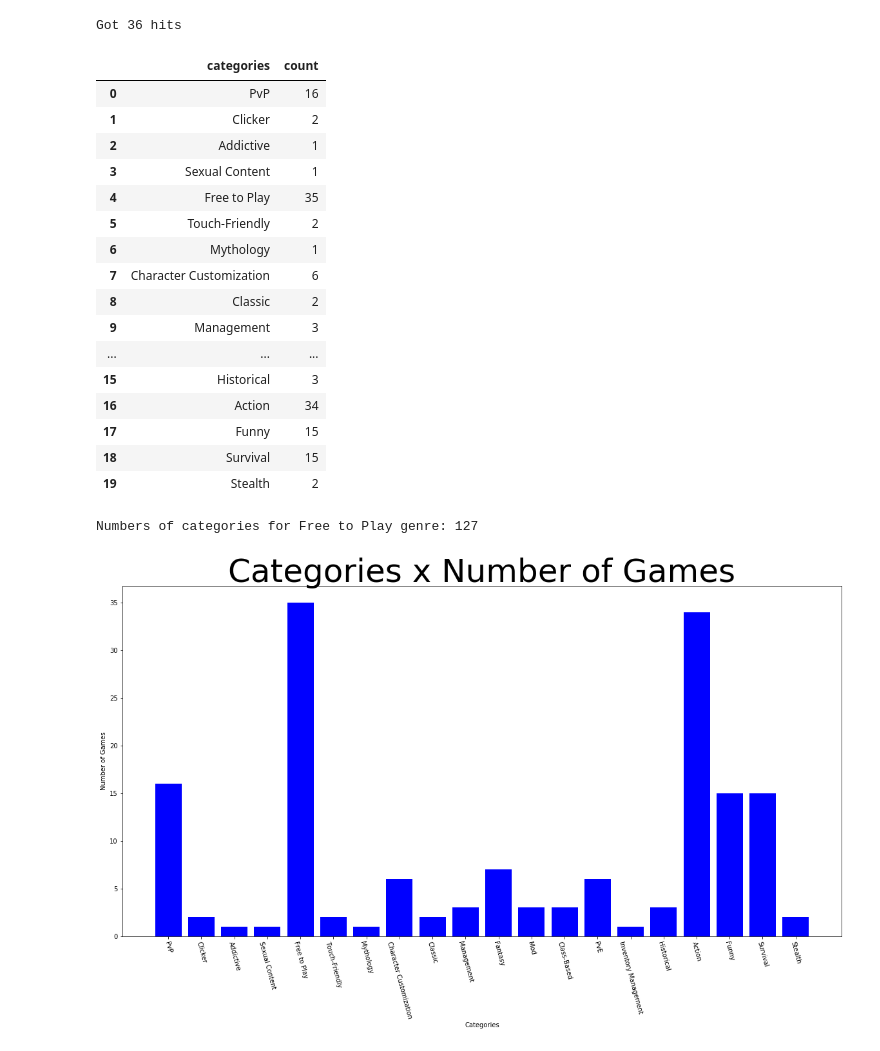
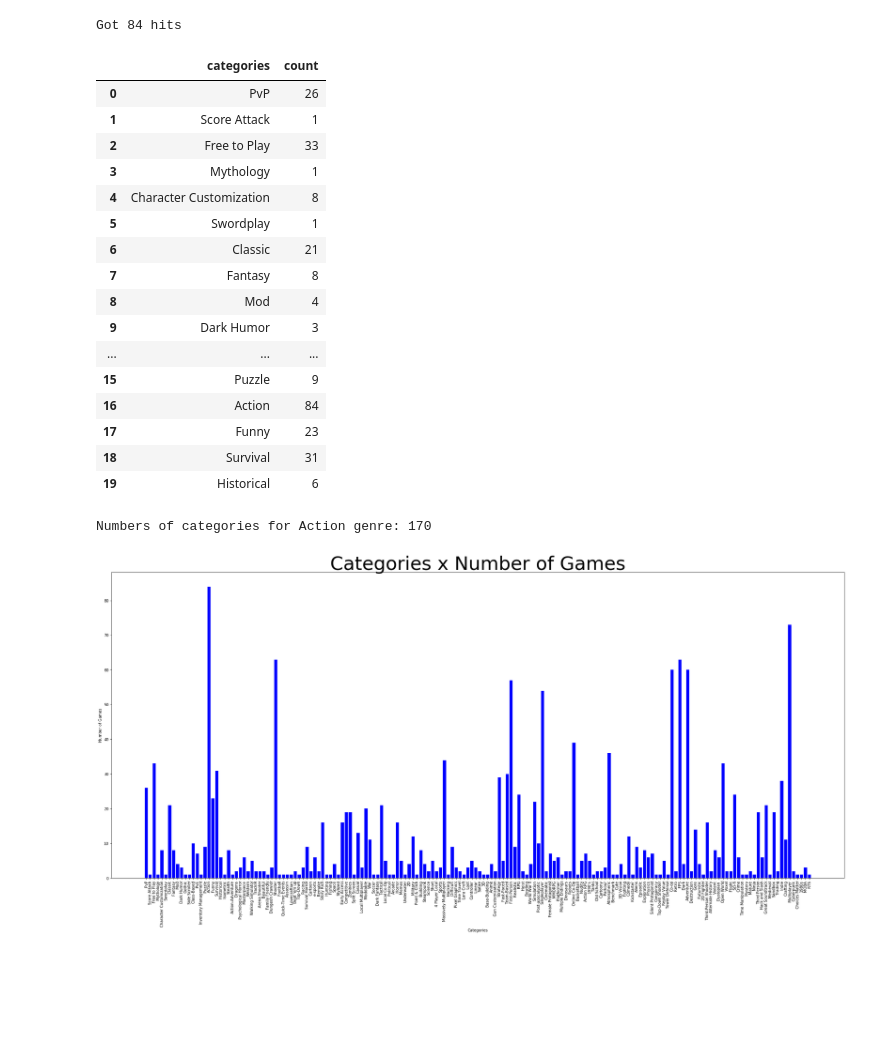
Before and after one commit to jpbusche/Hipoteses, a Jupyter notebook: notebooks/Categorias x Numero de Donos.ipynb, the cells around one changed output. Drawn from its saved outputs; the diff is of its cells as text; code cells hidden in the pictures; blank space fills up the shorter version.

Commit message:
Chancing the genre of hypothese

```diff
--- a/notebooks/Categorias x Numero de Donos.ipynb
+++ b/notebooks/Categorias x Numero de Donos.ipynb
@@ -11,13 +11,13 @@ es = Elasticsearch(['elastic:9200'])
 res = es.search(index='games_test', body={
     "size": 100,
     "query": {"match": {
-        "genres": "Free to Play"
+        "genres": "Action"
     }}
 })
 hits = res['hits']['total']
 print("Got %d hits" % hits)
 # %% [output]
-Got 36 hits
+Got 84 hits
 # %%
 def categories_data(response):
     categories = set()
@@ -38,36 +38,36 @@ ctg_data = categories_data(res)
 ctg_data.head(20)
 # %% [output]
 |  | categories | count |
-| 0 | PvP | 16 |
-| 1 | Clicker | 2 |
-| 2 | Addictive | 1 |
-| 3 | Sexual Content | 1 |
-| 4 | Free to Play | 35 |
-| 5 | Touch-Friendly | 2 |
-| 6 | Mythology | 1 |
-| 7 | Character Customization | 6 |
-| 8 | Classic | 2 |
-| 9 | Management | 3 |
+| 0 | PvP | 26 |
+| 1 | Score Attack | 1 |
+| 2 | Free to Play | 33 |
+| 3 | Mythology | 1 |
+| 4 | Character Customization | 8 |
+| 5 | Swordplay | 1 |
+| 6 | Classic | 21 |
+| 7 | Fantasy | 8 |
+| 8 | Mod | 4 |
+| 9 | Dark Humor | 3 |
 | ... | ... | ... |
-| 15 | Historical | 3 |
-| 16 | Action | 34 |
-| 17 | Funny | 15 |
-| 18 | Survival | 15 |
-| 19 | Stealth | 2 |
+| 15 | Puzzle | 9 |
+| 16 | Action | 84 |
+| 17 | Funny | 23 |
+| 18 | Survival | 31 |
+| 19 | Historical | 6 |
 # %%
-print("Numbers of categories for Free to Play genre: %d" % len(ctg_data))
+print("Numbers of categories for Action genre: %d" % len(ctg_data))
 # %% [output]
-Numbers of categories for Free to Play genre: 127
+Numbers of categories for Action genre: 170
 # %%
-plt.figure(figsize=(20,10), facecolor='w')
+plt.figure(figsize=(35,15), facecolor='w')
 plt.xlabel('Categories')
 plt.ylabel('Number of Games')
 plt.title('Categories x Number of Games', fontdict={'fontsize': 50})
-plt.bar(ctg_data['categories'].head(20), ctg_data['count'].head(20), color='blue', width=0.8)
-plt.xticks(rotation=-75)
+plt.bar(ctg_data['categories'], ctg_data['count'], color='blue', width=0.8)
+plt.xticks(rotation=90)
 plt.show()
 # %% [output]
-[figure, old version]
+[figure, new version]
 # %%
 ctg_data.sort_values(['count']).head(20)
 # %% [output]
```
Also changed, not shown: parts of 12 cells of this notebook.
